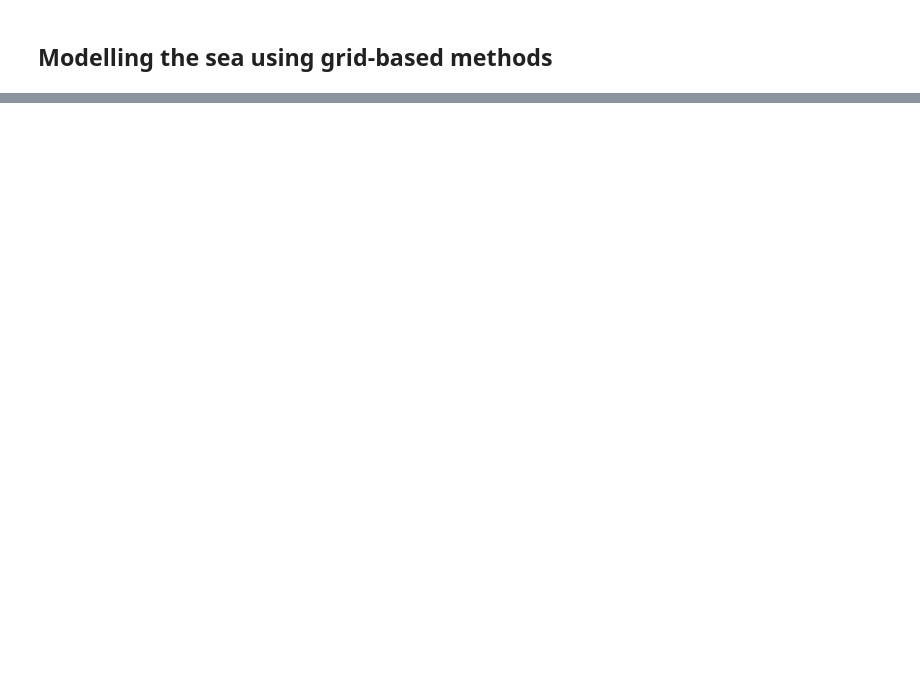
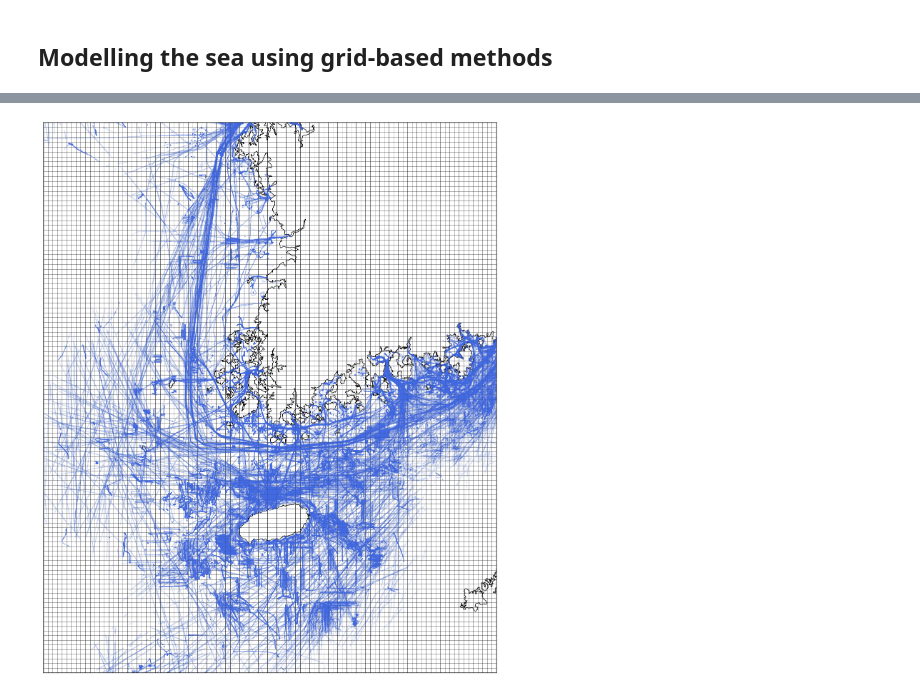
Before and after one commit to Predicting-marine-traffic-conditions/Predict-Maritime-Congestion_Sol2, a Jupyter notebook: PredictMaineCongestion.ipynb, the cells around one changed output, grey strips where cells are left out. Drawn from its saved outputs; the diff is of its cells as text; code cells hidden in the pictures; blank space fills up the shorter version.

```diff
--- a/PredictMaineCongestion.ipynb
+++ b/PredictMaineCongestion.ipynb
@@ -148,0 +178,31 @@ ais
+# %%
+print('Draw Basemap')
+f = plt.figure(figsize=[20,20])
+m = Basemap(llcrnrlon = base_lon[0], llcrnrlat = base_lat[0],
+            urcrnrlon = base_lon[1], urcrnrlat = base_lat[1],
+            resolution='h', projection='merc',)
+m.drawcoastlines()
+m.drawcountries()
+m.drawmapboundary()
+m.shadedrelief()
+
+print('Draw Gridmap')
+grid_map = {}
+for ilon in range(1, len(grid_lon)):
+    for ilat in range(1, len(grid_lat)):
+        lats = [grid_lat[ilat-1], grid_lat[ilat], grid_lat[ilat], grid_lat[ilat-1]]
+        lons = [grid_lon[ilon-1], grid_lon[ilon-1], grid_lon[ilon], grid_lon[ilon]]
+        p = draw_basemap_grid(lats, lons, m)
+        key = '(%d,%d)'%(ilon-1, ilat-1)
+        grid_map[key] = p
+
+print('Draw AIS data')
+ais_lons = ais.경도.tolist()
+ais_lats = ais.위도.tolist()
+
+print('Draw Graduation')
+ais_lons, ais_lats = m(ais_lons, ais_lats)
+plt.plot(ais_lons, ais_lats, 'o', c='royalblue', alpha=0.1, markersize=0.2)
+plt.show()
+# %% [output]
+[figure, added]
```
Also changed, not shown: parts of 14 cells of this notebook.
